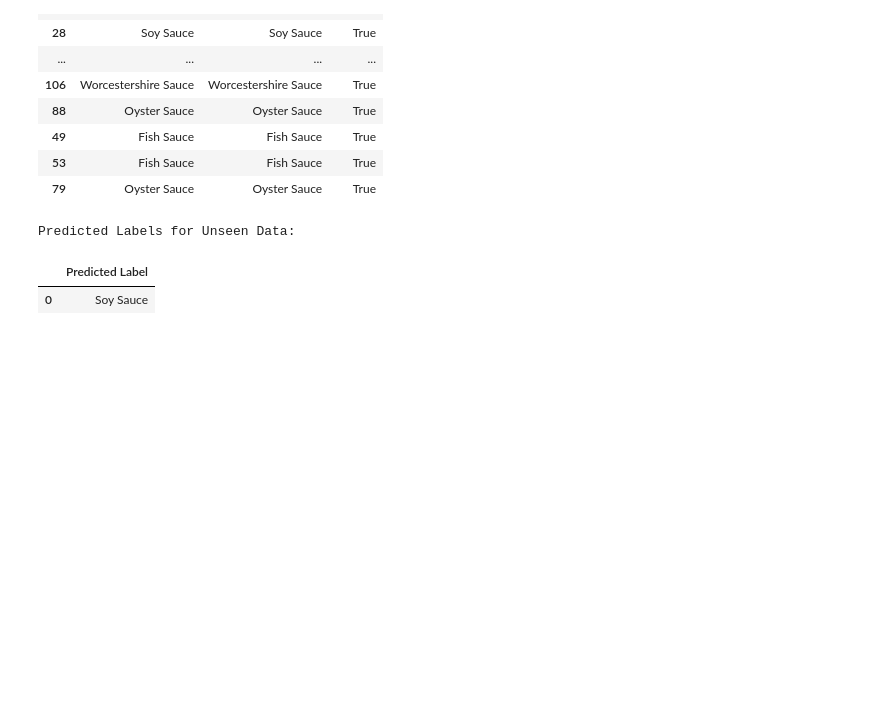
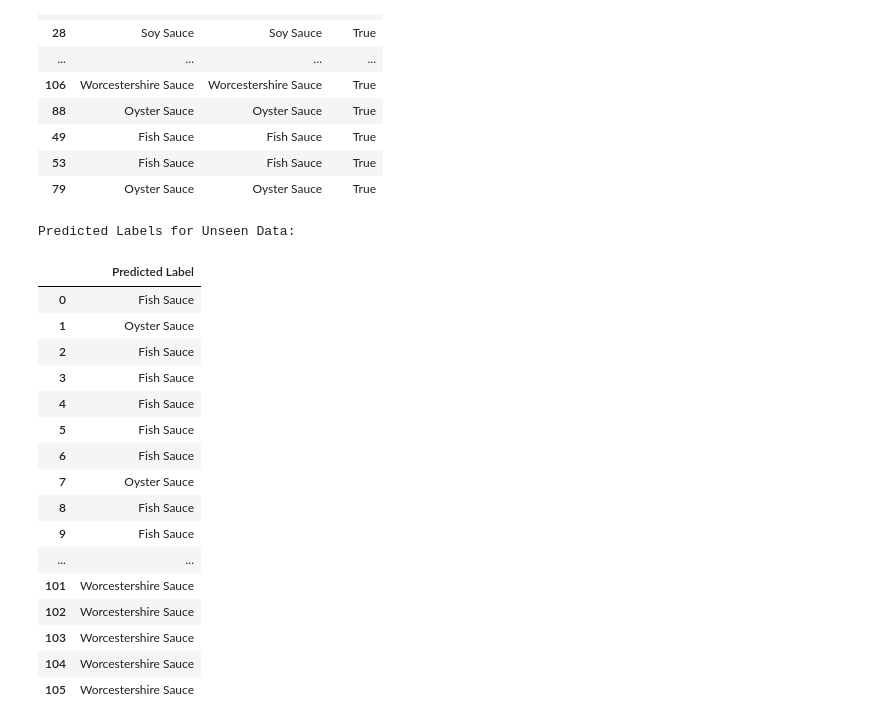
Before and after one commit to cbbendol23/enose-dark-sauce-classification, a Jupyter notebook: integration_POLY/MODEL_TRAINING.ipynb, the cells around one changed output. Cells and saved outputs as stored; diff of their text form; code cells hidden in the pictures; blank space fills up the shorter version.

```diff
--- a/integration_POLY/MODEL_TRAINING.ipynb
+++ b/integration_POLY/MODEL_TRAINING.ipynb
@@ -282,20 +282,36 @@ All Predictions:
 | 79 | Oyster Sauce | Oyster Sauce | True |
 # %%
 # Predict labels for unseen data (features only, no metrics)
-unseen_df = pd.read_csv('gathered_data.csv')
+unseen_df = pd.read_csv('fish_sauce_validation.csv')
 if 'Label' in unseen_df.columns:
     X_unseen = unseen_df.drop(columns=['Label'])
 else:
     X_unseen = unseen_df
 
 predictions = best_model.predict(X_unseen)
 
 predicted_df = pd.DataFrame({
     'Predicted Label': predictions
 })
 print("Predicted Labels for Unseen Data:")
+pd.set_option('display.max_rows', None)
 display(predicted_df)
 # %% [output]
 Predicted Labels for Unseen Data:
 |  | Predicted Label |
-| 0 | Soy Sauce |
+| 0 | Fish Sauce |
+| 1 | Oyster Sauce |
+| 2 | Fish Sauce |
+| 3 | Fish Sauce |
+| 4 | Fish Sauce |
+| 5 | Fish Sauce |
+| 6 | Fish Sauce |
+| 7 | Oyster Sauce |
+| 8 | Fish Sauce |
+| 9 | Fish Sauce |
+| ... | ... |
+| 101 | Worcestershire Sauce |
+| 102 | Worcestershire Sauce |
+| 103 | Worcestershire Sauce |
+| 104 | Worcestershire Sauce |
+| 105 | Worcestershire Sauce |
```
Also changed, not shown: 2 other files.
